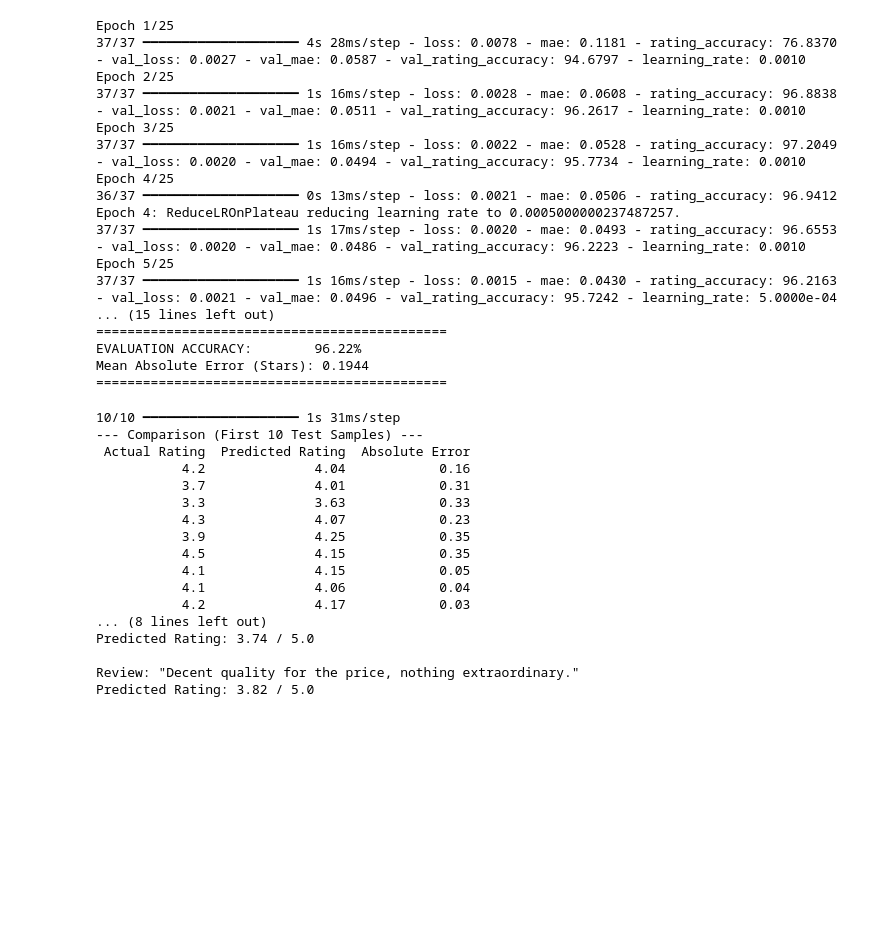
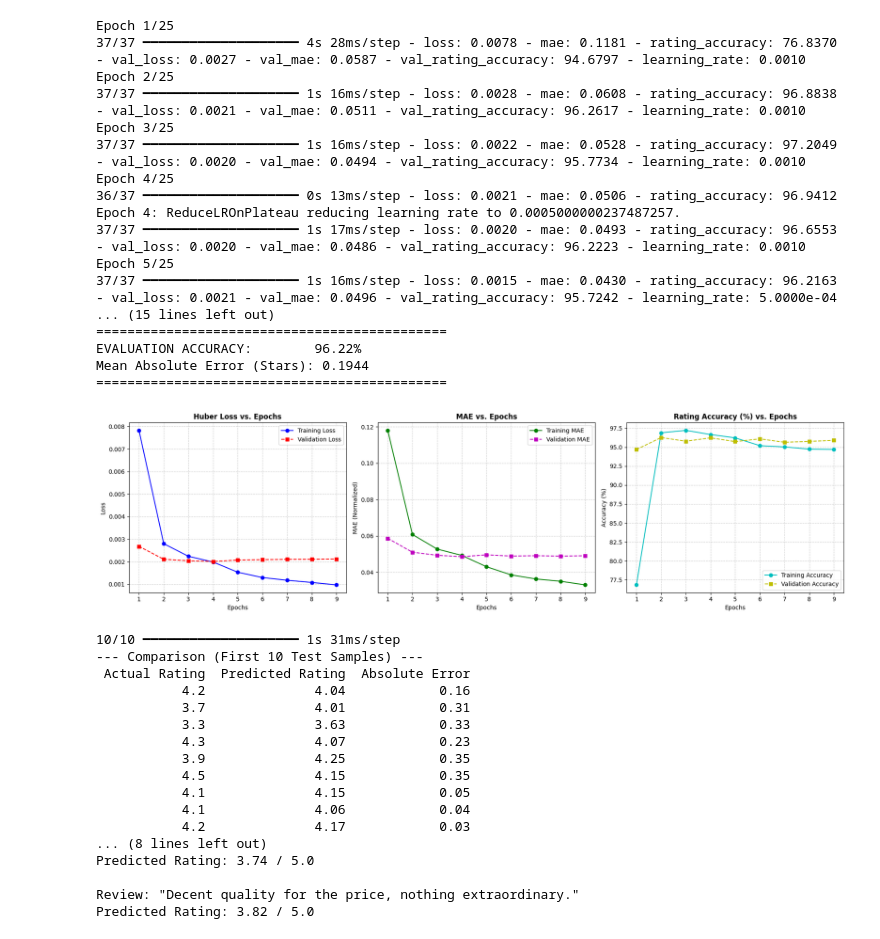
Before and after one commit to aashiqafathima823-sketch/amazonrating, a Jupyter notebook: amazon.ipynb, the cells around one changed output. Cells and saved outputs as stored; diff of their text form; code cells hidden in the pictures; blank space fills up the shorter version.

```diff
--- a/amazon.ipynb
+++ b/amazon.ipynb
@@ -173,6 +173,55 @@ Epoch 5/25
 EVALUATION ACCURACY:        96.22%
 Mean Absolute Error (Stars): 0.1944
 =============================================
+# %%
+import matplotlib.pyplot as plt
+
+# Extract metrics from training history
+train_loss = history.history["loss"]
+val_loss = history.history["val_loss"]
+train_mae = history.history["mae"]
+val_mae = history.history["val_mae"]
+train_acc = history.history["rating_accuracy"]
+val_acc = history.history["val_rating_accuracy"]
+epochs_range = range(1, len(train_loss) + 1)
+
+# Plot Loss, MAE, and Rating Accuracy
+plt.figure(figsize=(18, 5))
+
+# 1. Training & Validation Loss
+plt.subplot(1, 3, 1)
+plt.plot(epochs_range, train_loss, "b-o", label="Training Loss")
+plt.plot(epochs_range, val_loss, "r--s", label="Validation Loss")
+plt.title("Huber Loss vs. Epochs", fontsize=12, fontweight="bold")
+plt.xlabel("Epochs")
+plt.ylabel("Loss")
+plt.legend()
+plt.grid(True, linestyle="--", alpha=0.6)
+
+# 2. Mean Absolute Error (MAE)
+plt.subplot(1, 3, 2)
+plt.plot(epochs_range, train_mae, "g-o", label="Training MAE")
+plt.plot(epochs_range, val_mae, "m--s", label="Validation MAE")
+plt.title("MAE vs. Epochs", fontsize=12, fontweight="bold")
+plt.xlabel("Epochs")
+plt.ylabel("MAE (Normalized)")
+plt.legend()
+plt.grid(True, linestyle="--", alpha=0.6)
+
+# 3. Rating Accuracy (within ±0.75 stars)
+plt.subplot(1, 3, 3)
+plt.plot(epochs_range, train_acc, "c-o", label="Training Accuracy")
+plt.plot(epochs_range, val_acc, "y--s", label="Validation Accuracy")
+plt.title("Rating Accuracy (%) vs. Epochs", fontsize=12, fontweight="bold")
+plt.xlabel("Epochs")
+plt.ylabel("Accuracy (%)")
+plt.legend()
+plt.grid(True, linestyle="--", alpha=0.6)
+
+plt.tight_layout()
+plt.show()
+# %% [output]
+[figure, added]
 # %%
 # 1. Compare actual vs predicted on test set
 preds_norm = model.predict(X_test).flatten()
```
